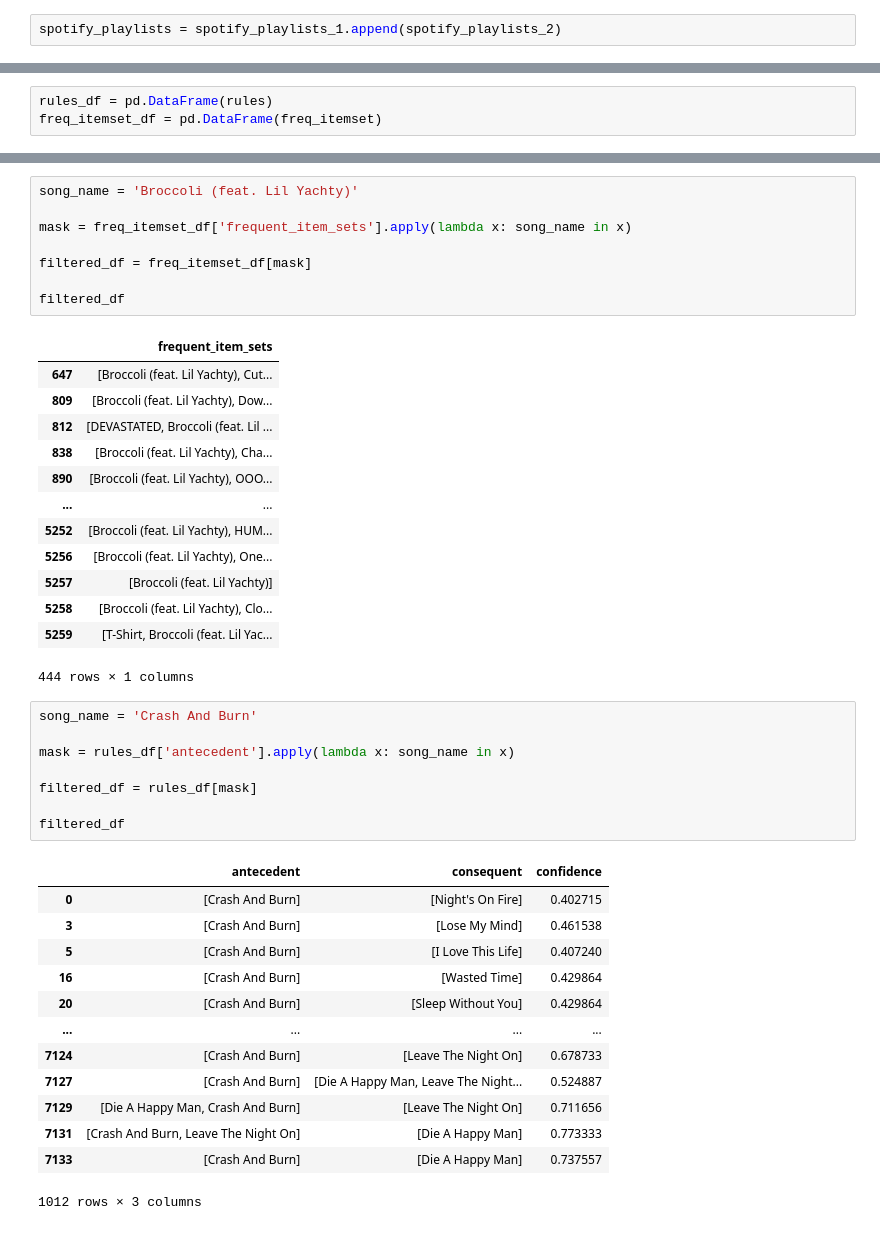
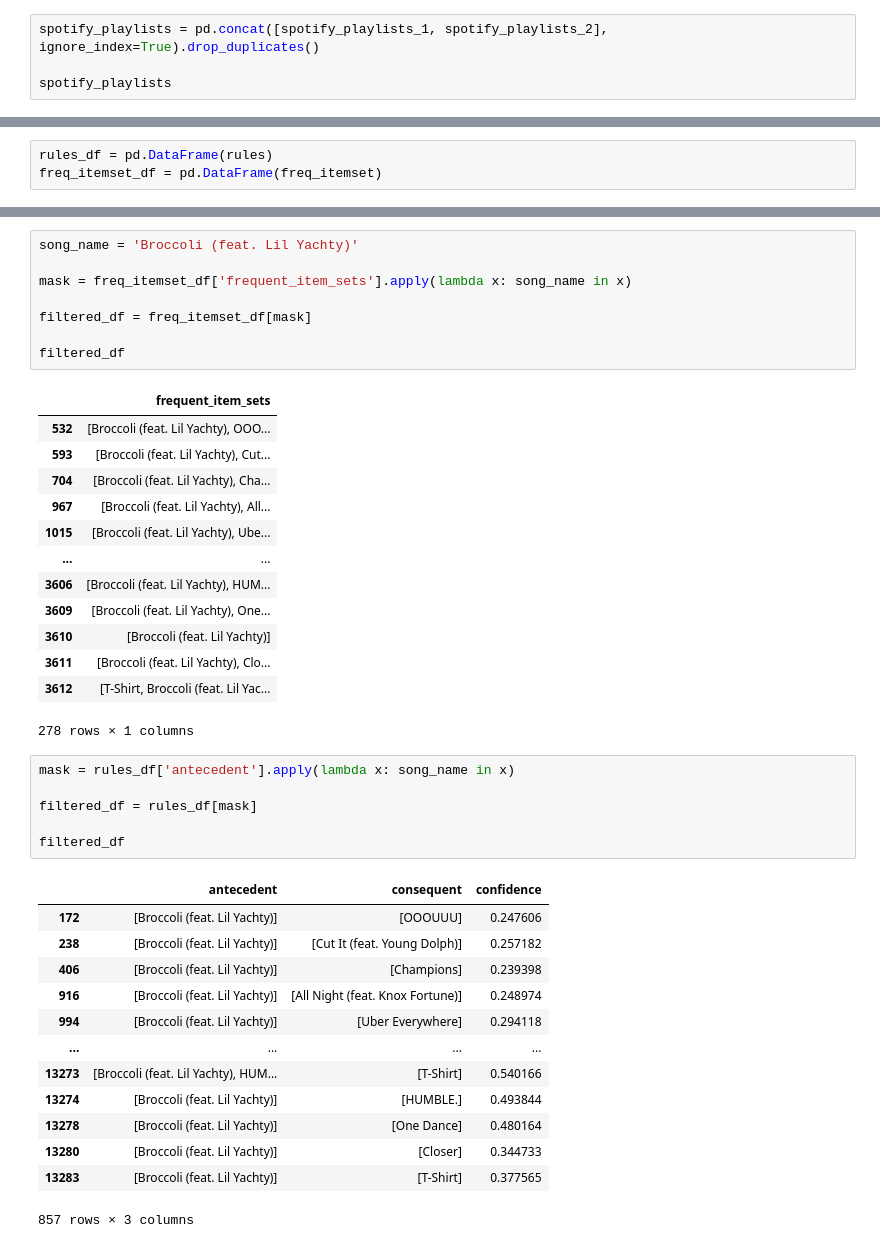
Before and after one commit to laredoo/recsys, a Jupyter notebook: model.ipynb, the cells around one changed output, grey strips where cells are left out. Saved outputs shown, nothing was run; the diff lists cells and outputs as text.

```diff
--- a/model.ipynb
+++ b/model.ipynb
@@ -30,4 +30,6 @@ songs_dataset
 spotify_playlists_1 = pd.read_csv(TRAIN_DATASET_PATH).dropna()
 spotify_playlists_2 = pd.read_csv(TEST_DATASET_PATH).dropna()
 # %%
-spotify_playlists = spotify_playlists_1.append(spotify_playlists_2)
+spotify_playlists = pd.concat([spotify_playlists_1, spotify_playlists_2], ignore_index=True).drop_duplicates()
+
+spotify_playlists
@@ -159,37 +175,35 @@ filtered_df = freq_itemset_df[mask]
 filtered_df
 # %% [output]
 |  | frequent_item_sets |
-| 647 | [Broccoli (feat. Lil Yachty), Cut... |
-| 809 | [Broccoli (feat. Lil Yachty), Dow... |
-| 812 | [DEVASTATED, Broccoli (feat. Lil ... |
-| 838 | [Broccoli (feat. Lil Yachty), Cha... |
-| 890 | [Broccoli (feat. Lil Yachty), OOO... |
+| 532 | [Broccoli (feat. Lil Yachty), OOO... |
+| 593 | [Broccoli (feat. Lil Yachty), Cut... |
+| 704 | [Broccoli (feat. Lil Yachty), Cha... |
+| 967 | [Broccoli (feat. Lil Yachty), All... |
+| 1015 | [Broccoli (feat. Lil Yachty), Ube... |
 | ... | ... |
-| 5252 | [Broccoli (feat. Lil Yachty), HUM... |
-| 5256 | [Broccoli (feat. Lil Yachty), One... |
-| 5257 | [Broccoli (feat. Lil Yachty)] |
-| 5258 | [Broccoli (feat. Lil Yachty), Clo... |
-| 5259 | [T-Shirt, Broccoli (feat. Lil Yac... |
+| 3606 | [Broccoli (feat. Lil Yachty), HUM... |
+| 3609 | [Broccoli (feat. Lil Yachty), One... |
+| 3610 | [Broccoli (feat. Lil Yachty)] |
+| 3611 | [Broccoli (feat. Lil Yachty), Clo... |
+| 3612 | [T-Shirt, Broccoli (feat. Lil Yac... |
-444 rows × 1 columns
+278 rows × 1 columns
 # %%
-song_name = 'Crash And Burn'
-
 mask = rules_df['antecedent'].apply(lambda x: song_name in x)
 
 filtered_df = rules_df[mask]
 
 filtered_df
 # %% [output]
 |  | antecedent | consequent | confidence |
-| 0 | [Crash And Burn] | [Night's On Fire] | 0.402715 |
-| 3 | [Crash And Burn] | [Lose My Mind] | 0.461538 |
-| 5 | [Crash And Burn] | [I Love This Life] | 0.407240 |
-| 16 | [Crash And Burn] | [Wasted Time] | 0.429864 |
-| 20 | [Crash And Burn] | [Sleep Without You] | 0.429864 |
+| 172 | [Broccoli (feat. Lil Yachty)] | [OOOUUU] | 0.247606 |
+| 238 | [Broccoli (feat. Lil Yachty)] | [Cut It (feat. Young Dolph)] | 0.257182 |
+| 406 | [Broccoli (feat. Lil Yachty)] | [Champions] | 0.239398 |
+| 916 | [Broccoli (feat. Lil Yachty)] | [All Night (feat. Knox Fortune)] | 0.248974 |
+| 994 | [Broccoli (feat. Lil Yachty)] | [Uber Everywhere] | 0.294118 |
 | ... | ... | ... | ... |
-| 7124 | [Crash And Burn] | [Leave The Night On] | 0.678733 |
-| 7127 | [Crash And Burn] | [Die A Happy Man, Leave The Night... | 0.524887 |
-| 7129 | [Die A Happy Man, Crash And Burn] | [Leave The Night On] | 0.711656 |
-| 7131 | [Crash And Burn, Leave The Night On] | [Die A Happy Man] | 0.773333 |
-| 7133 | [Crash And Burn] | [Die A Happy Man] | 0.737557 |
+| 13273 | [Broccoli (feat. Lil Yachty), HUM... | [T-Shirt] | 0.540166 |
+| 13274 | [Broccoli (feat. Lil Yachty)] | [HUMBLE.] | 0.493844 |
+| 13278 | [Broccoli (feat. Lil Yachty)] | [One Dance] | 0.480164 |
+| 13280 | [Broccoli (feat. Lil Yachty)] | [Closer] | 0.344733 |
+| 13283 | [Broccoli (feat. Lil Yachty)] | [T-Shirt] | 0.377565 |
-1012 rows × 3 columns
+857 rows × 3 columns
```
Also changed, not shown: parts of 5 cells of this notebook, 12 other files.
